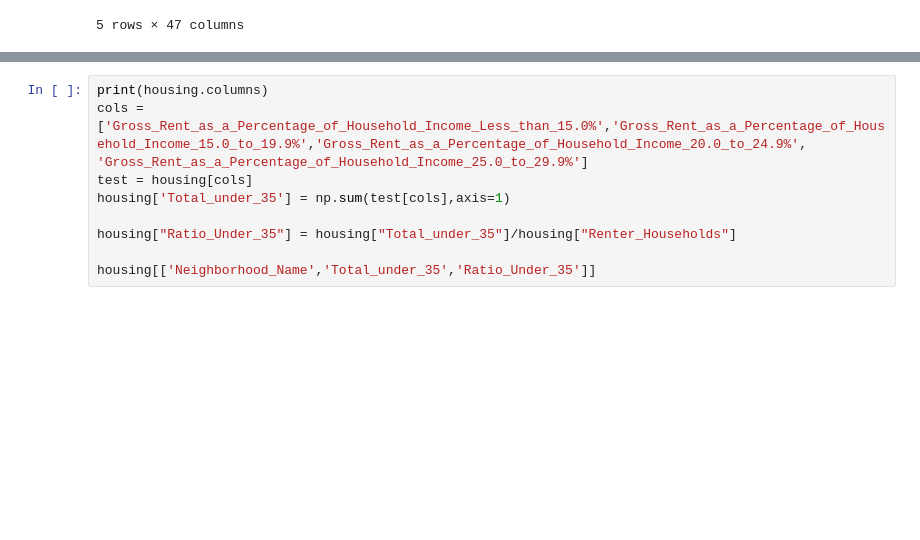
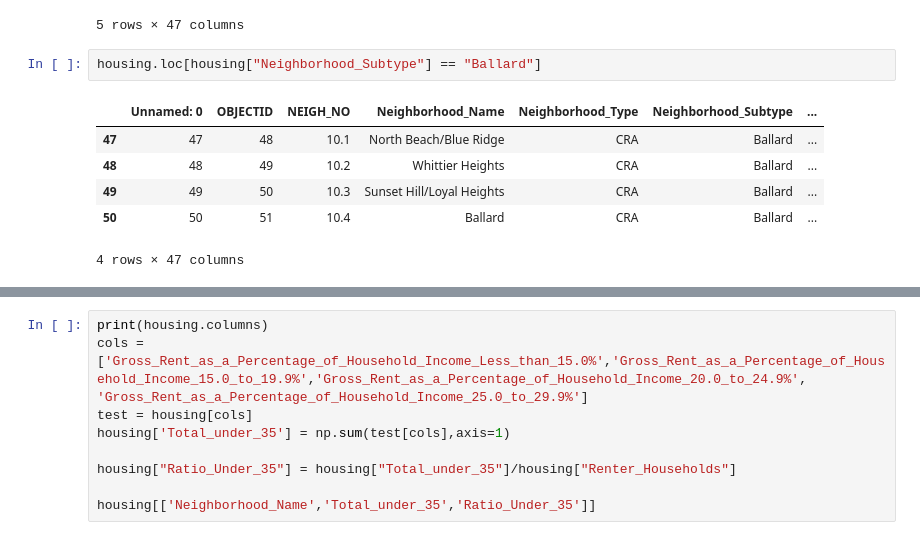
Before and after one commit to tint3dgreen/Capstone, a Jupyter notebook: src/Question_1.ipynb, the cells around one changed output, grey strips where cells are left out. Saved outputs shown, nothing was run; the diff lists cells and outputs as text; blank space fills up the shorter version.

```diff
--- a/src/Question_1.ipynb
+++ b/src/Question_1.ipynb
@@ -15,3 +15,12 @@ housing.head()
 | 3 | 3 | 4 | 4.0 | Council District 4 | CD | NaN | ... |
 | 4 | 4 | 5 | 5.0 | Council District 5 | CD | NaN | ... |
 5 rows × 47 columns
+# %%
+housing.loc[housing["Neighborhood_Subtype"] == "Ballard"]
+# %% [output]
+|  | Unnamed: 0 | OBJECTID | NEIGH_NO | Neighborhood_Name | Neighborhood_Type | Neighborhood_Subtype | ... |
+| 47 | 47 | 48 | 10.1 | North Beach/Blue Ridge | CRA | Ballard | ... |
+| 48 | 48 | 49 | 10.2 | Whittier Heights | CRA | Ballard | ... |
+| 49 | 49 | 50 | 10.3 | Sunset Hill/Loyal Heights | CRA | Ballard | ... |
+| 50 | 50 | 51 | 10.4 | Ballard | CRA | Ballard | ... |
+4 rows × 47 columns
```
Also changed, not shown: parts of 7 cells of this notebook, 4 other files.
